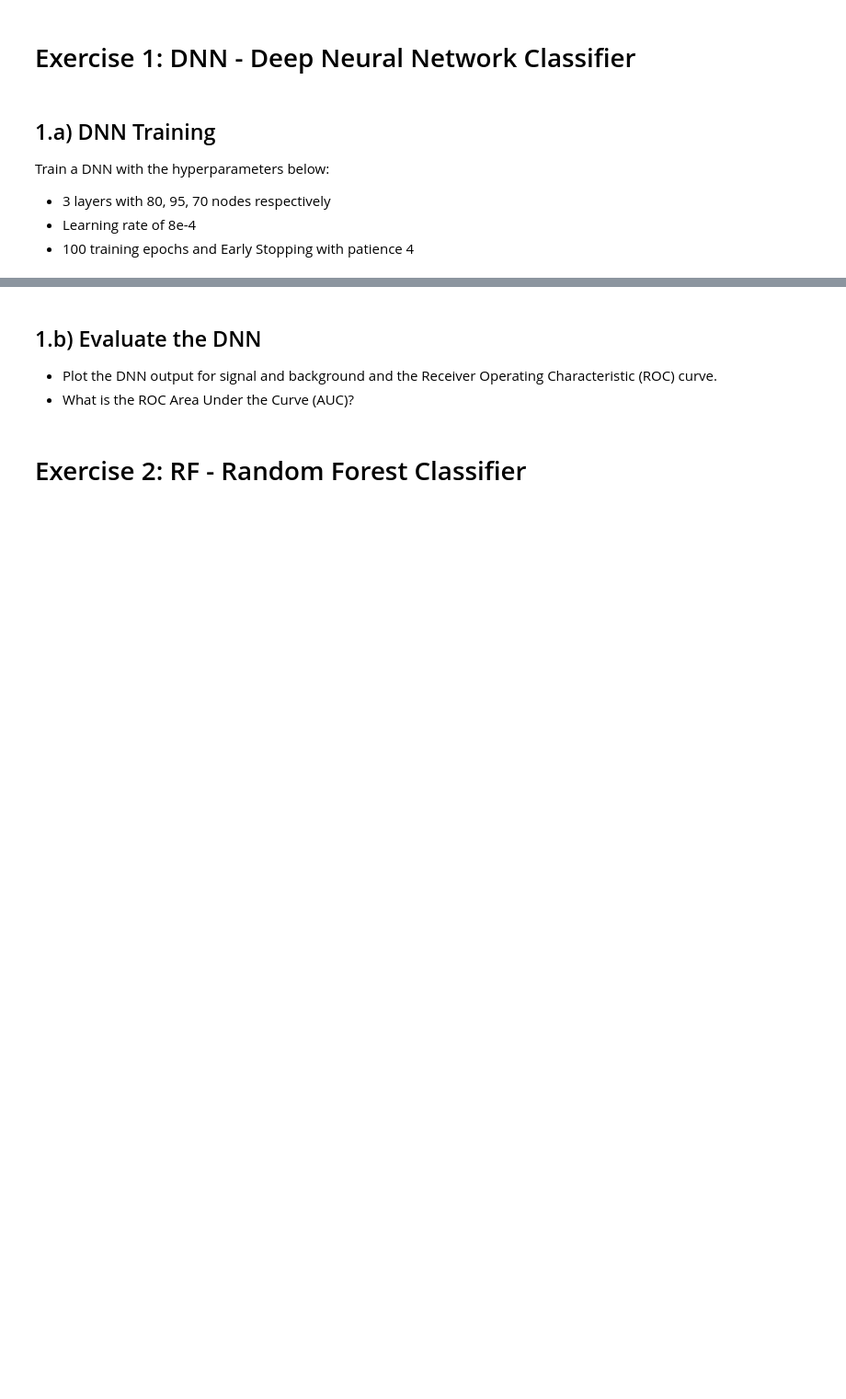
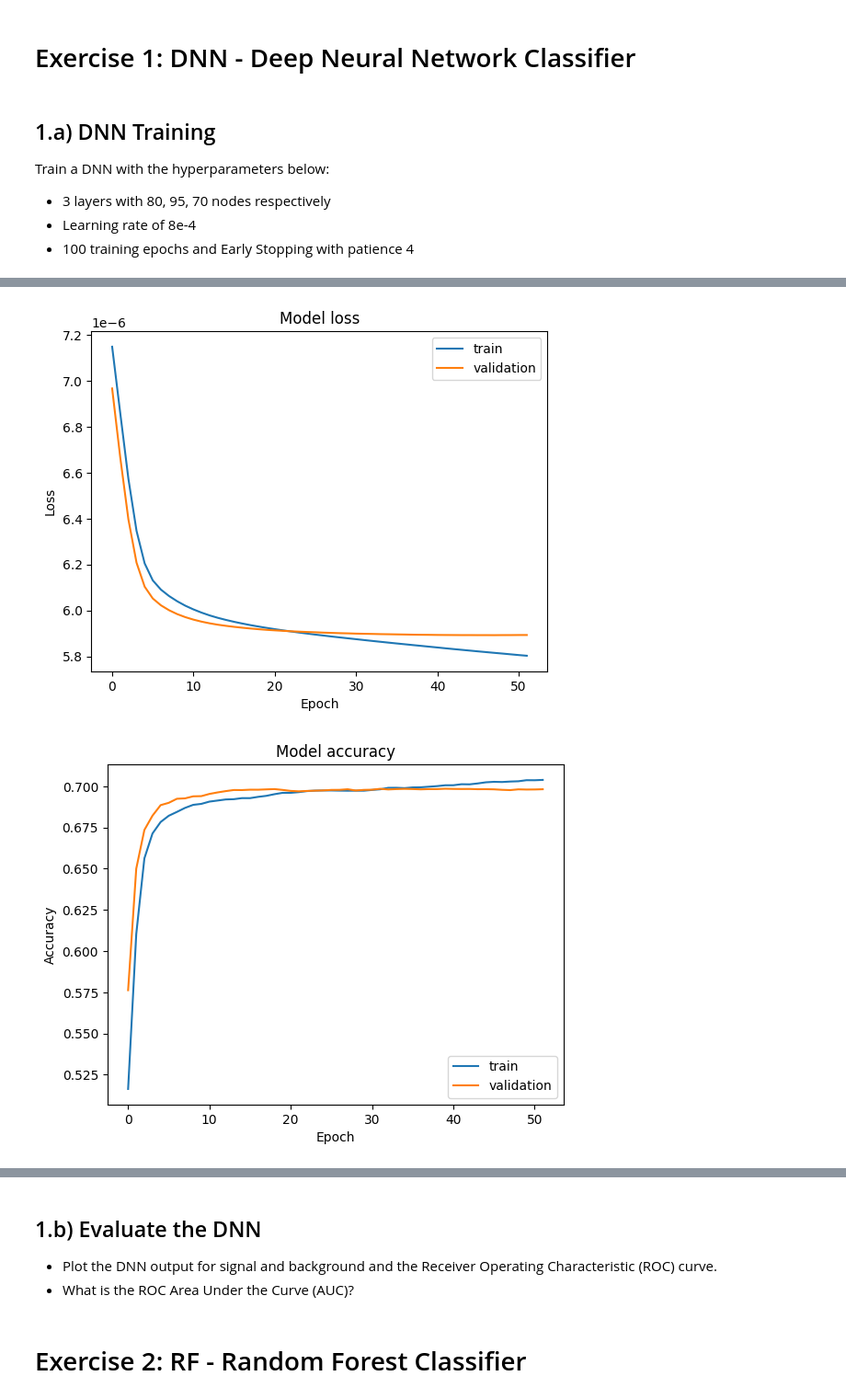
Before and after one commit to joaopedrobiu6/MASHEP_jbiu, a Jupyter notebook: hw3/MASimHEP-3rdHomework-2024.ipynb, the cells around one changed output, grey strips where cells are left out. Shown: that part at 92% size. Cells and saved outputs as stored; diff of their text form; code cells hidden in the pictures; blank space fills up the shorter version.

```diff
--- a/hw3/MASimHEP-3rdHomework-2024.ipynb
+++ b/hw3/MASimHEP-3rdHomework-2024.ipynb
@@ -144,0 +128,15 @@ Train a DNN with the hyperparameters below:
+# %%
+# your answer
+model = Sequential()
+
+# Input and Hidden layers
+
+model.add(Dense(80, input_dim=x_train.shape[1], activation='relu'))
+model.add(Dense(95, activation='relu'))
+model.add(Dense(70, activation='relu'))
+
+# Output layer
+model.add(Dense(1, activation='sigmoid'))
+
+model.compile(loss='binary_crossentropy', optimizer=Adam(learning_rate=8e-4), weighted_metrics=['accuracy'])
+model.summary()
@@ -144,0 +159,2 @@ Train a DNN with the hyperparameters below:
+# %%
+history = model.fit(x_train, y_train, sample_weight=w_train, validation_data=(x_val, y_val, w_val), epochs=100, batch_size=1024, callbacks=[EarlyStopping(patience=4)])
@@ -144,0 +179,19 @@ Train a DNN with the hyperparameters below:
+# %%
+plt.plot(history.history['loss'], label='train')
+plt.plot(history.history['val_loss'], label='validation')
+plt.title('Model loss')
+plt.xlabel('Epoch')
+plt.ylabel('Loss')
+plt.legend()
+plt.show()
+
+plt.plot(history.history['accuracy'], label='train')
+plt.plot(history.history['val_accuracy'], label='validation')
+plt.title('Model accuracy')
+plt.xlabel('Epoch')
+plt.ylabel('Accuracy')
+plt.legend()
+plt.show()
+# %% [output]
+[figure, added]
+[figure, added]
```
Also changed, not shown: parts of 5 cells of this notebook.
